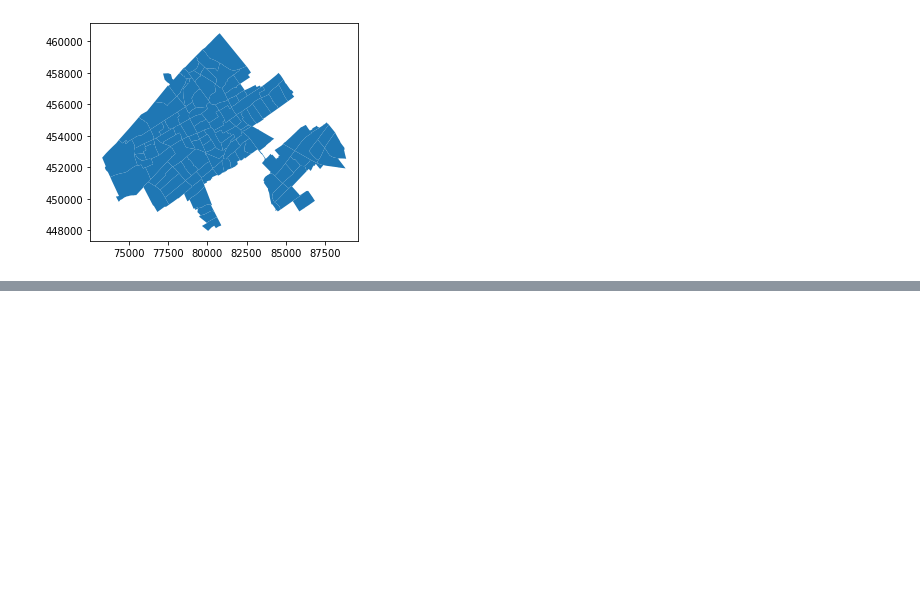
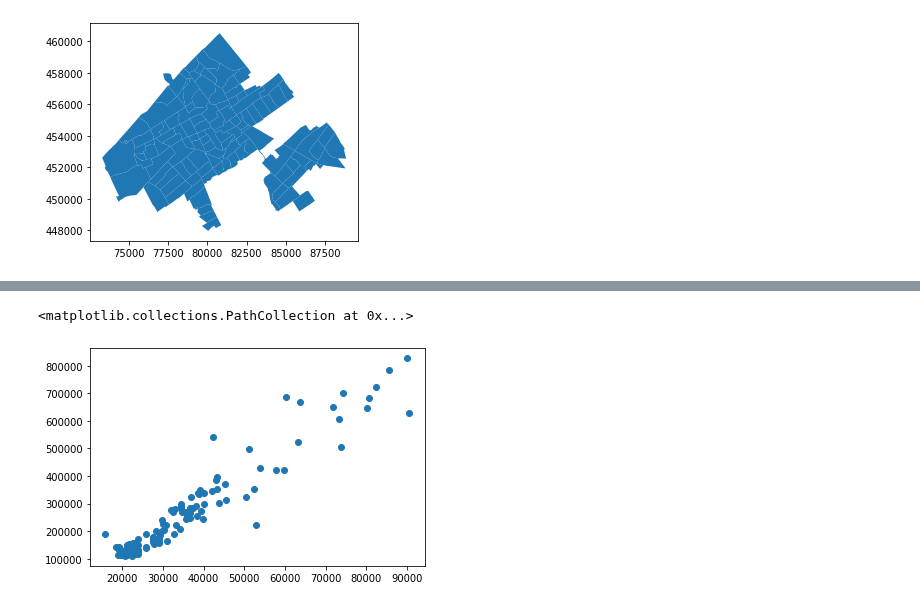
Before and after one commit to J-h-V/OpenDataDenHaag, a Jupyter notebook: Python/NeighborhoodGIS.ipynb, the cells around one changed output, grey strips where cells are left out. Drawn from its saved outputs; the diff is of its cells as text; code cells hidden in the pictures; blank space fills up the shorter version.

```diff
--- a/Python/NeighborhoodGIS.ipynb
+++ b/Python/NeighborhoodGIS.ipynb
@@ -107,0 +205,5 @@ amenities_data
+# %%
+plt.scatter(new["income"],new["price"])
+# %% [output]
+<matplotlib.collections.PathCollection at 0x...>
+[figure, added]
```
Also changed, not shown: parts of 21 cells of this notebook, 9 other files.
